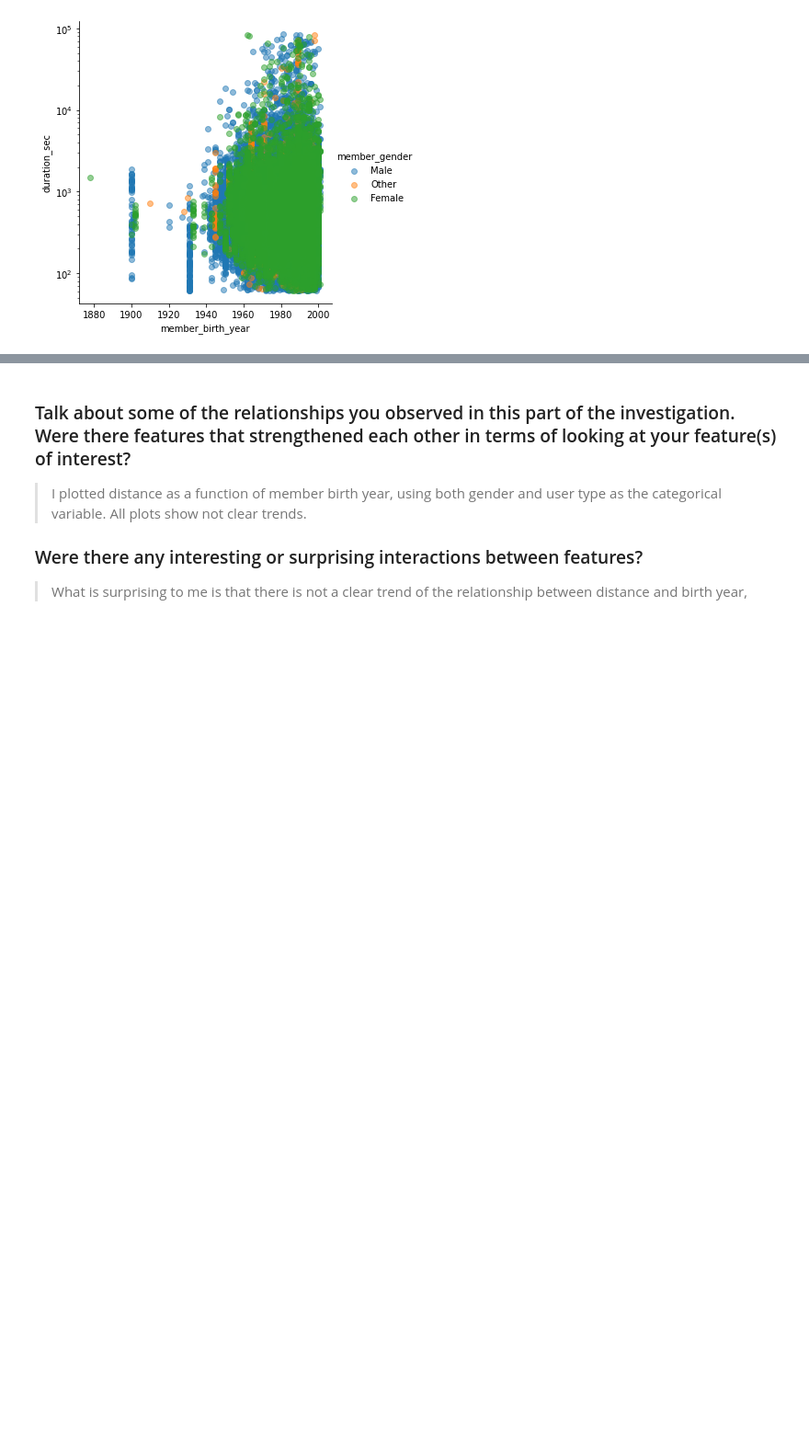
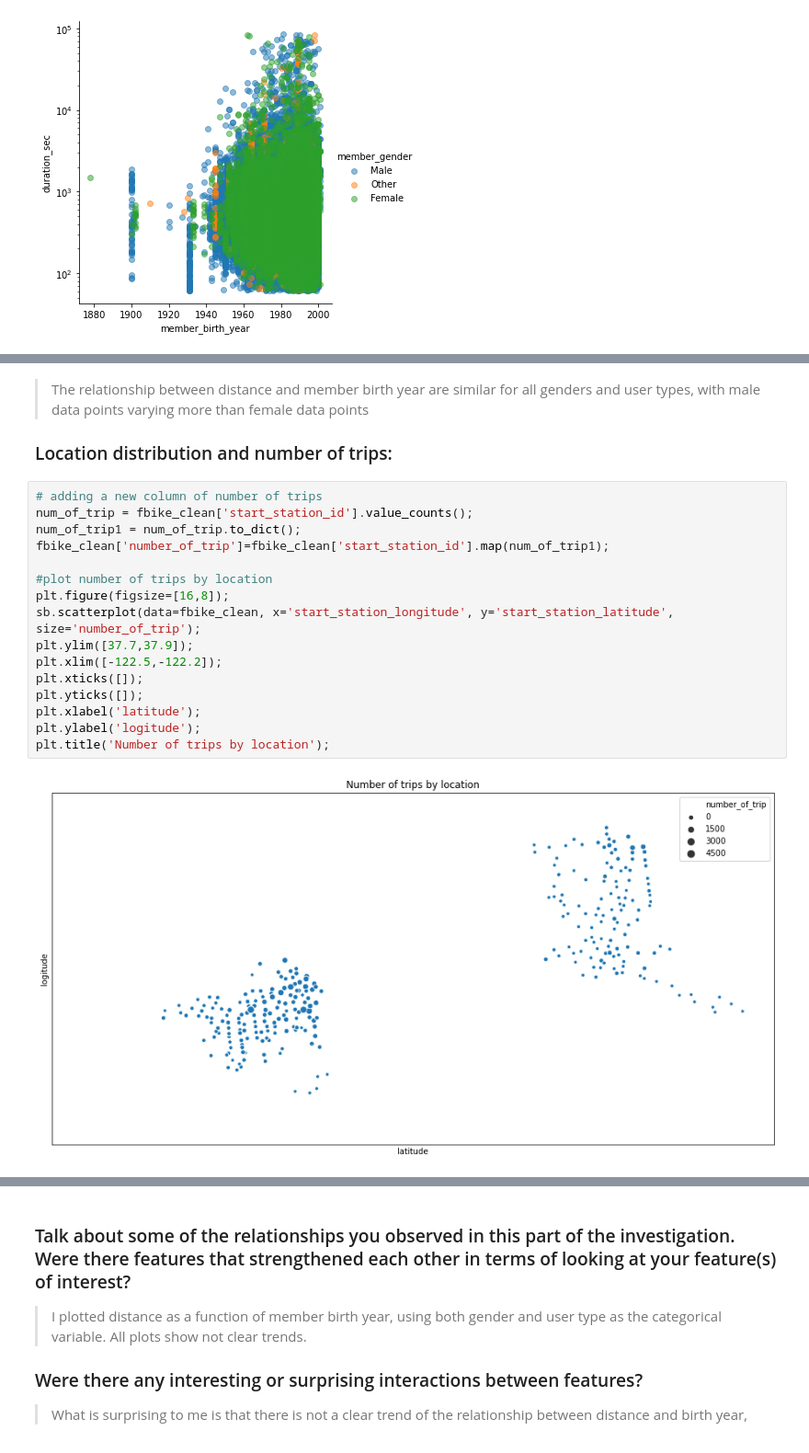
Before and after one commit to mingminwang/Communicate-data-findings_Udacity, a Jupyter notebook: exploration_Ford GoBike.ipynb, the cells around one changed output, grey strips where cells are left out. Shown at 92% size. Cells and saved outputs as stored; diff of their text form; blank space fills up the shorter version.

```diff
--- a/exploration_Ford GoBike.ipynb
+++ b/exploration_Ford GoBike.ipynb
@@ -347,0 +372,22 @@ g.add_legend()
+# %% [markdown]
+> The relationship between distance and member birth year are similar for all genders and user types, with male data points varying more than female data points
+
+### Location distribution and number of trips:
+# %%
+# adding a new column of number of trips
+num_of_trip = fbike_clean['start_station_id'].value_counts();
+num_of_trip1 = num_of_trip.to_dict();
+fbike_clean['number_of_trip']=fbike_clean['start_station_id'].map(num_of_trip1);
+
+#plot number of trips by location
+plt.figure(figsize=[16,8]);
+sb.scatterplot(data=fbike_clean, x='start_station_longitude', y='start_station_latitude', size='number_of_trip');
+plt.ylim([37.7,37.9]);
+plt.xlim([-122.5,-122.2]);
+plt.xticks([]);
+plt.yticks([]);
+plt.xlabel('latitude');
+plt.ylabel('logitude');
+plt.title('Number of trips by location');
+# %% [output]
+[figure, added]
```
Also changed, not shown: parts of 24 cells of this notebook, 3 other files.
